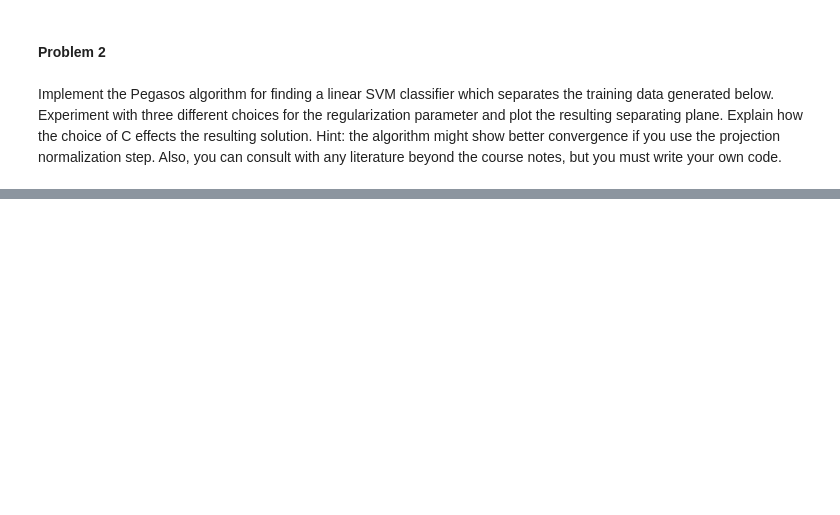
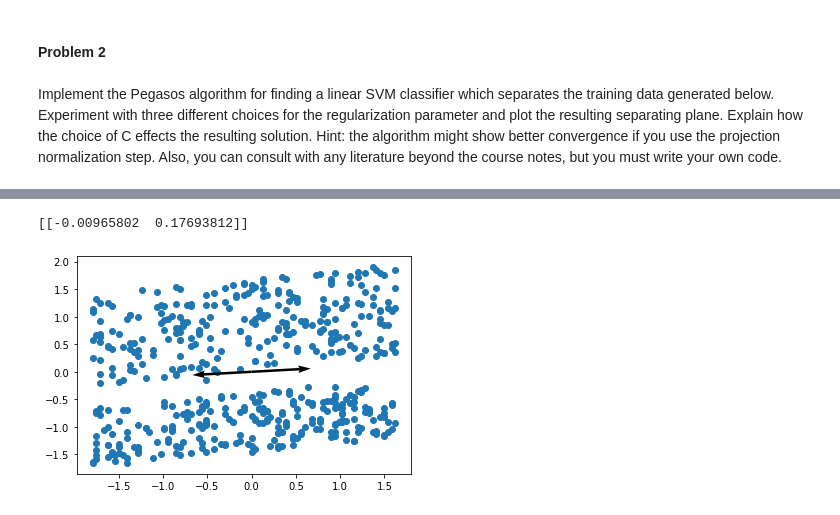
Before and after one commit to dsikka/DL4CV, a Jupyter notebook: HW1/HW1.ipynb, the cells around one changed output, grey strips where cells are left out. Saved outputs shown, nothing was run; the diff lists cells and outputs as text; code cells hidden in the pictures; blank space fills up the shorter version.

```diff
--- a/HW1/HW1.ipynb
+++ b/HW1/HW1.ipynb
@@ -188,0 +185,39 @@ plot_data(X,y)
+# %%
+# Original weight vector
+w = np.array([0, 0])
+
+# Regularization parameter?
+# This term incorporates C?
+reg_param = 5
+
+T = 100
+for t in range(T):
+    # Are we allowed to pick the same point again?
+    # What does uniformly at random mean?
+    i = random.randrange(len(X))
+    step=t+1
+    learning_rate = (1/(step*reg_param))
+    cur_val = np.dot(w, X[i].T)
+    fin_val = np.dot(y[i], cur_val)
+    if fin_val < 1:
+        w = (1-learning_rate*reg_param)*w + learning_rate*(np.dot(y[i], X[i]))
+    else:
+        w = (1-learning_rate*reg_param)*w
+    norm = np.linalg.norm(w)
+    w = min(1, (1/np.sqrt(reg_param))/norm)*w
+print(w)
+# %% [output]
+[[-0.00965802  0.17693812]]
+# %%
+x_1, y_1 = np.array(X).T
+w = np.array(w)
+plt.scatter(x_1, y_1)
+line = []
+line.append(-1*w[0][1])
+line.append(w[0][0])
+
+plt.quiver(0, 0, line[0], line[1], scale=1)
+plt.quiver(0, 0, -1*line[0], -1*line[1], scale=1)
+plt.show()
+# %% [output]
+[figure, added]
```
Also changed, not shown: parts of 5 cells of this notebook.
